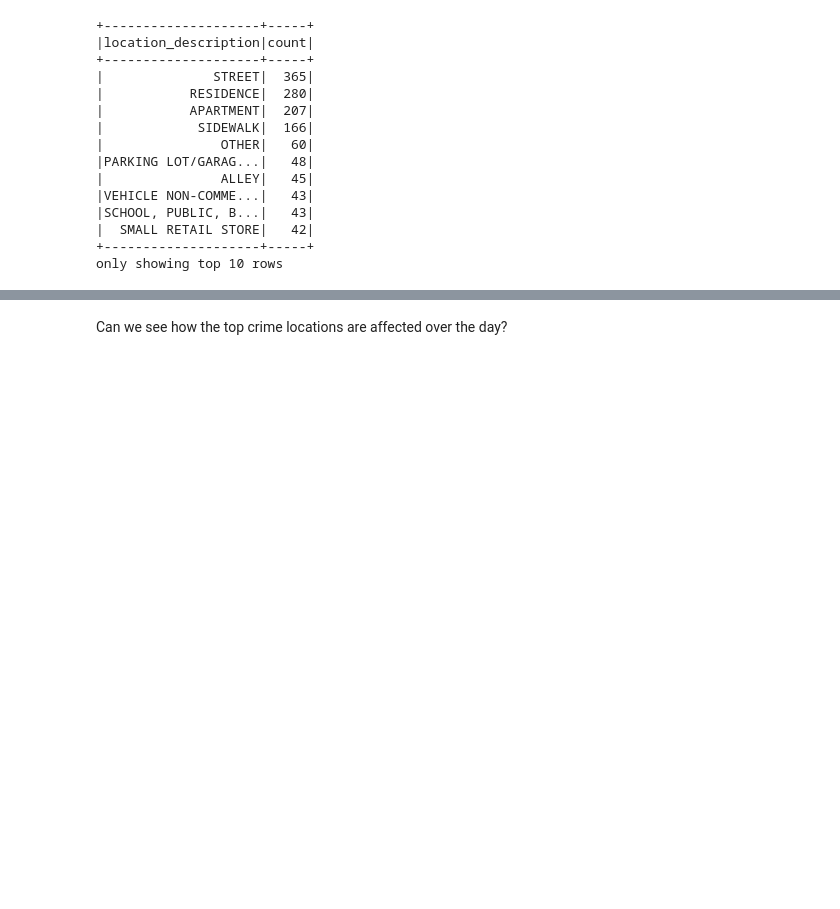
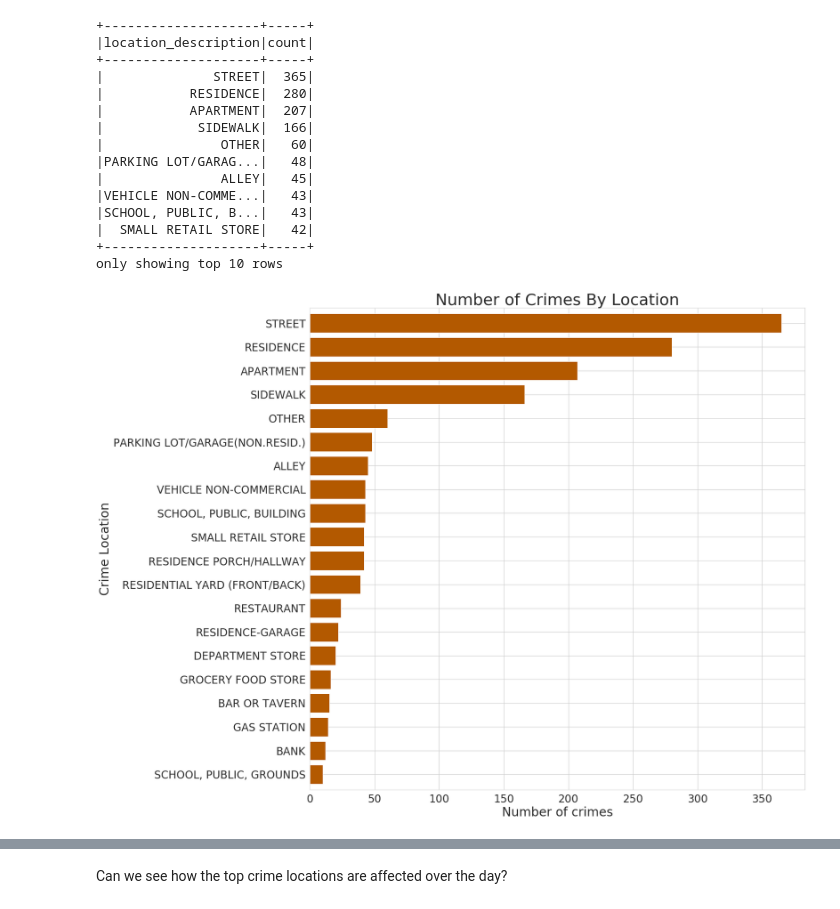
Before and after one commit to arpitnigam45/Chicago_crimes, a Jupyter notebook: chicago-crime-data-on-spark.ipynb, the cells around one changed output, grey strips where cells are left out. Saved outputs shown, nothing was run; the diff lists cells and outputs as text; code cells hidden in the pictures; blank space fills up the shorter version.

```diff
--- a/chicago-crime-data-on-spark.ipynb
+++ b/chicago-crime-data-on-spark.ipynb
@@ -461,3 +443,22 @@ df.groupBy(['location_description']).count().orderBy('count', ascending=False).s
 |  SMALL RETAIL STORE|   42|
 +--------------------+-----+
 only showing top 10 rows
+# %%
+crime_location  = df.groupBy("location_description").count().collect()
+location = [item[0] for item in crime_location]
+count = [item[1] for item in crime_location]
+crime_location = {"location" : location, "count": count}
+crime_location = pd.DataFrame(crime_location)
+crime_location = crime_location.sort_values(by = "count", ascending  = False)
+crime_location = crime_location.iloc[:20]
+myplot = crime_location .plot(figsize = (20,20), kind = "barh", color = "#b35900", width = 0.8,
+                               x = "location", y = "count", legend = False)
+myplot.invert_yaxis()
+plt.xlabel("Number of crimes", fontsize = 28)
+plt.ylabel("Crime Location", fontsize = 28)
+plt.title("Number of Crimes By Location", fontsize = 36)
+plt.xticks(size = 24)
+plt.yticks(size = 24)
+plt.show()
+# %% [output]
+[figure, added]
```
Also changed, not shown: parts of 24 cells of this notebook.
